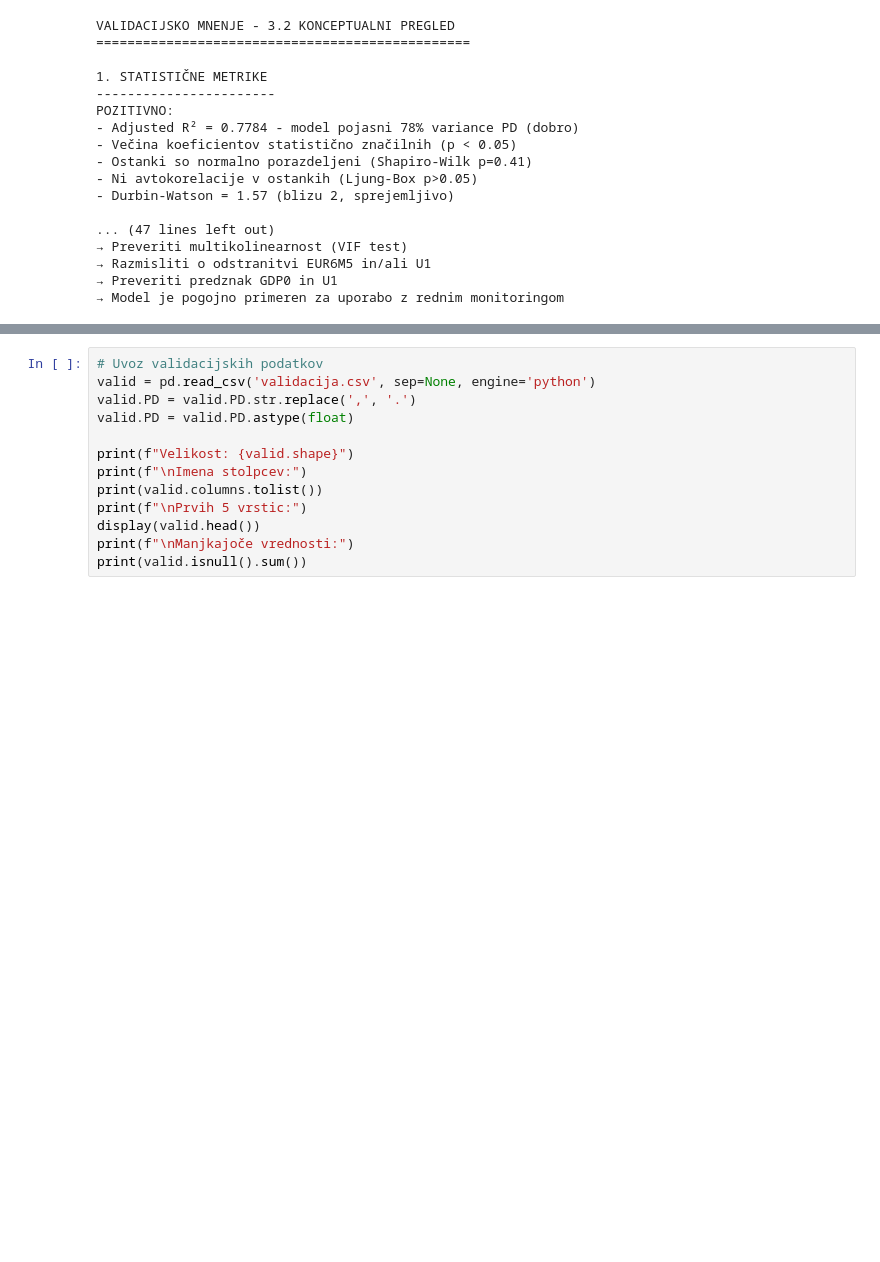
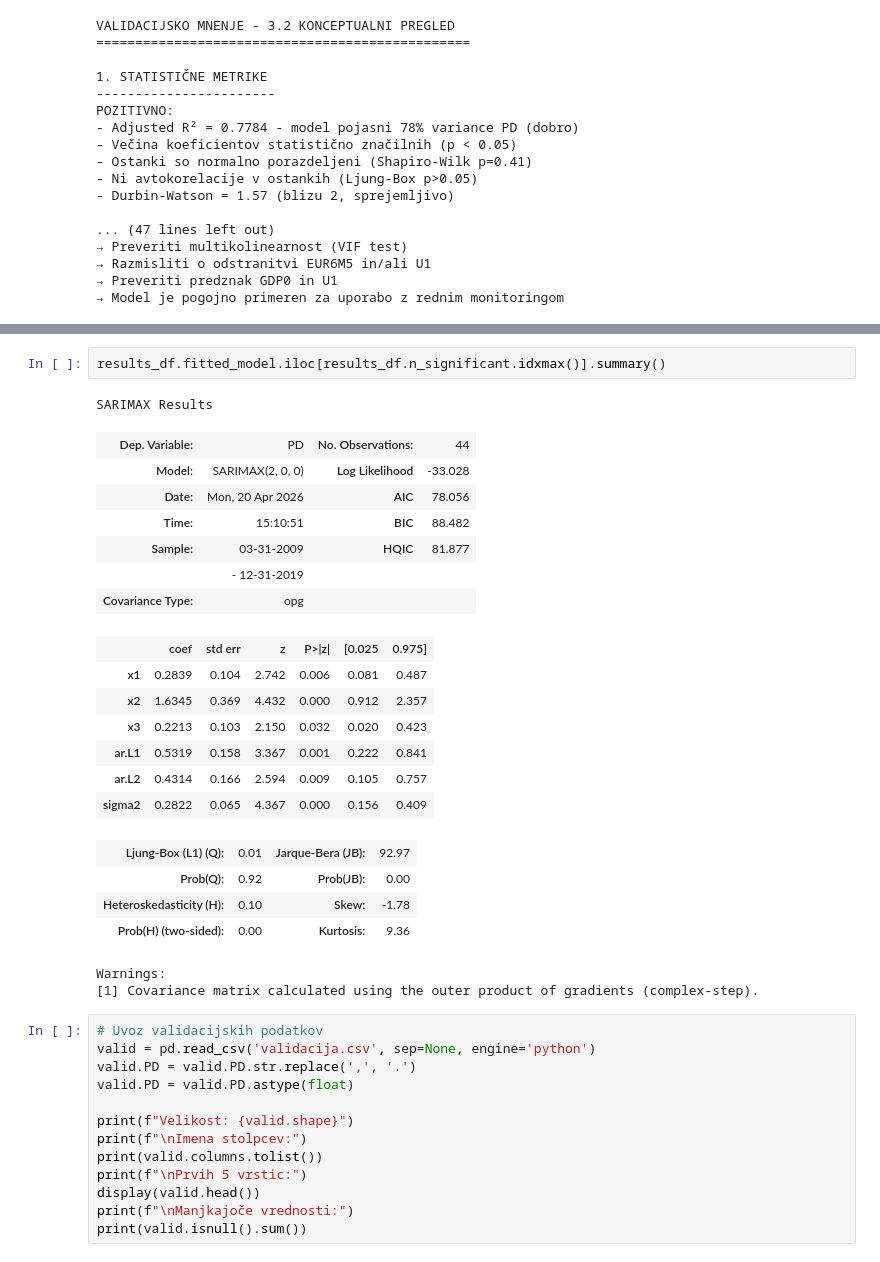
Before and after one commit to Bananckaa7877/NLB_naloga_, a Jupyter notebook: naloga3_validacija_POPRAVKI.ipynb, the cells around one changed output, grey strips where cells are left out. Saved outputs shown, nothing was run; the diff lists cells and outputs as text; blank space fills up the shorter version.

```diff
--- a/naloga3_validacija_POPRAVKI.ipynb
+++ b/naloga3_validacija_POPRAVKI.ipynb
@@ -575,3 +749,27 @@ SARIMAX
+# %%
+results_df.fitted_model.iloc[results_df.n_significant.idxmax()].summary()
+# %% [output]
+SARIMAX Results
+| Dep. Variable: | PD | No. Observations: | 44 |
+| Model: | SARIMAX(2, 0, 0) | Log Likelihood | -33.028 |
+| Date: | Mon, 20 Apr 2026 | AIC | 78.056 |
+| Time: | 15:10:51 | BIC | 88.482 |
+| Sample: | 03-31-2009 | HQIC | 81.877 |
+|  | - 12-31-2019 |  |  |
+| Covariance Type: | opg |  |  |
+|  | coef | std err | z | P>|z| | [0.025 | 0.975] |
+| x1 | 0.2839 | 0.104 | 2.742 | 0.006 | 0.081 | 0.487 |
+| x2 | 1.6345 | 0.369 | 4.432 | 0.000 | 0.912 | 2.357 |
+| x3 | 0.2213 | 0.103 | 2.150 | 0.032 | 0.020 | 0.423 |
+| ar.L1 | 0.5319 | 0.158 | 3.367 | 0.001 | 0.222 | 0.841 |
+| ar.L2 | 0.4314 | 0.166 | 2.594 | 0.009 | 0.105 | 0.757 |
+| sigma2 | 0.2822 | 0.065 | 4.367 | 0.000 | 0.156 | 0.409 |
+| Ljung-Box (L1) (Q): | 0.01 | Jarque-Bera (JB): | 92.97 |
+| Prob(Q): | 0.92 | Prob(JB): | 0.00 |
+| Heteroskedasticity (H): | 0.10 | Skew: | -1.78 |
+| Prob(H) (two-sided): | 0.00 | Kurtosis: | 9.36 |
+Warnings:
+[1] Covariance matrix calculated using the outer product of gradients (complex-step).
 # %%
 # Uvoz validacijskih podatkov
 valid = pd.read_csv('validacija.csv', sep=None, engine='python')
```
Also changed, not shown: parts of 25 cells of this notebook, 1 other file.
